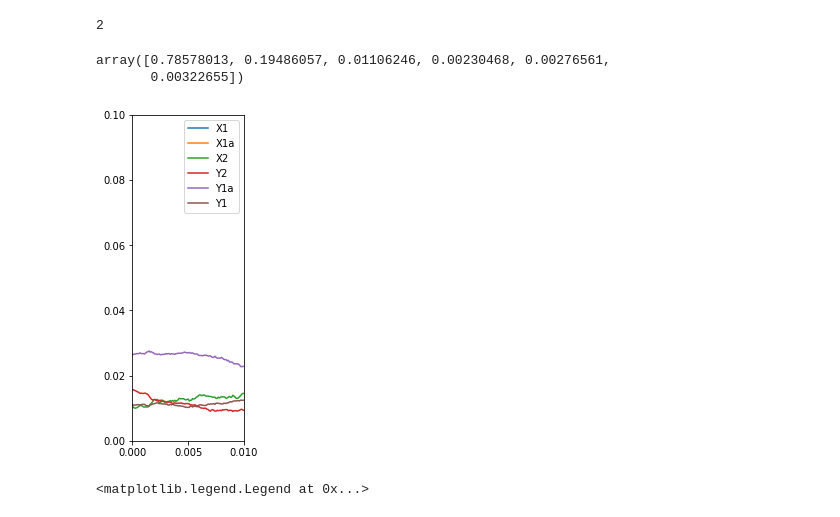
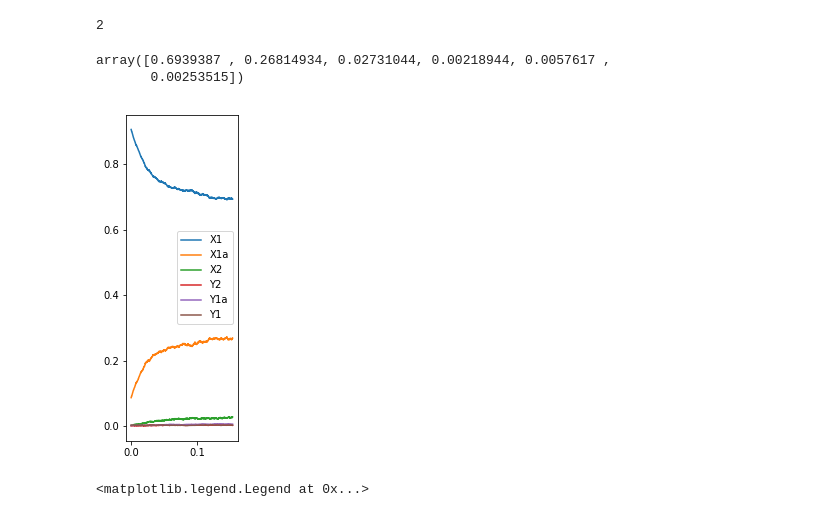
Before and after one commit to KabirDabholkar/tripartiteSynapse, a Jupyter notebook: tools/tools/SERCA brute-2.ipynb, the cells around one changed output. Cells and saved outputs as stored; diff of their text form; code cells hidden in the pictures.

```diff
--- a/tools/tools/SERCA brute-2.ipynb
+++ b/tools/tools/SERCA brute-2.ipynb
@@ -413,17 +407,17 @@ def serca_mol_plot(dat_loc):
     for i,lb in enumerate(['X1','X1a','X2','Y2','Y1a','Y1']):
         plt.plot(serca_mol.T[0],serca_mol.T[i+1]/8678.0,label=lb)
     plt.legend()
-    plt.ylim((0,0.1))
-    plt.xlim((0,0.01))
+    #plt.ylim((0,0.1))
+    #plt.xlim((0,0.01))
     #return np.average(np.array(serca_mol[:,1:])/8678.0,axis=0)
     return np.array(serca_mol[-1,1:])/8678.0
     #print serca_mol[0,1:]/8678.0
 # %%
-serca_mol_plot('/data/kabir/output/ppf/brute8/sm15/1/250/s_00002/dat')
+serca_mol_plot('/data/kabir/output/ppf/brute9/sm500/2/100/s_00001/dat')
 # %% [output]
-array([0.78578013, 0.19486057, 0.01106246, 0.00230468, 0.00276561,
-       0.00322655])
+array([0.6939387 , 0.26814934, 0.02731044, 0.00218944, 0.0057617 ,
+       0.00253515])
-[figure, old version]
+[figure, new version]
 # %%
 data_file='/data/kabir/output/ppf/brute750/'+str(sf)+'/'+str(ic)+'/s_00001/dat/ca.dat'
 data[ic]=np.loadtxt(data_file)
```
Also changed, not shown: parts of 1 cell of this notebook, 31 other files.
